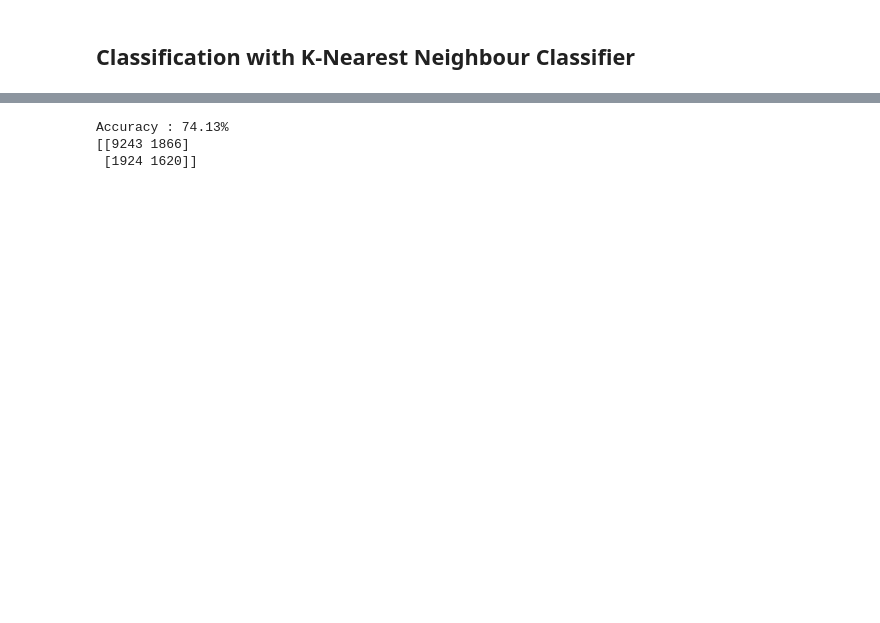
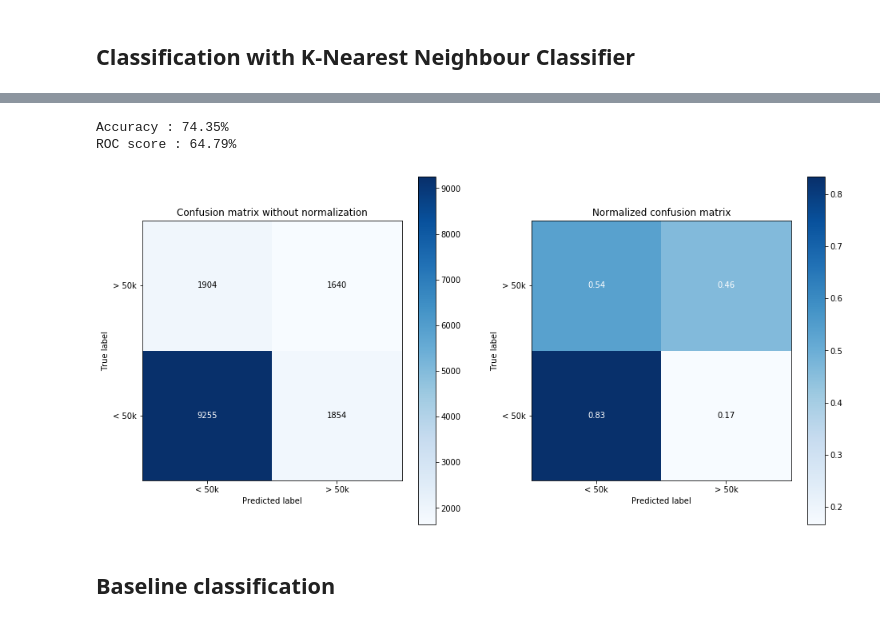
Before and after one commit to teobouvard/study, a Jupyter notebook: 4-UiS/data-science/assignment4/adult_scikit.ipynb, the cells around one changed output, grey strips where cells are left out. Saved outputs shown, nothing was run; the diff lists cells and outputs as text; code cells hidden in the pictures; blank space fills up the shorter version.

```diff
--- a/4-UiS/data-science/assignment4/adult_scikit.ipynb
+++ b/4-UiS/data-science/assignment4/adult_scikit.ipynb
@@ -146,13 +168,14 @@ from sklearn.tree import DecisionTreeClassifier
 # %%
 model = DecisionTreeClassifier()
 model.fit(x_train, y_train)
 y_pred = model.predict(x_test)
+
+print(f'Accuracy : {accuracy_score(y_test, y_pred):.2%}')
+print(f'ROC score : {roc_auc_score(y_test, y_pred):.2%}')
+plot_confusion_matrix(y_test, y_pred)
+# %% [output]
+Accuracy : 74.35%
+ROC score : 64.79%
+[figure, added]
-# %%
-accuracy = accuracy_score(y_test, y_pred)
-tn, fp, fn, tp = confusion_matrix(y_test, y_pred).ravel()
-print(f'Accuracy : {accuracy:.2%}')
-print(confusion_matrix(y_test, y_pred))
-# %% [output]
-Accuracy : 74.13%
-[[9243 1866]
- [1924 1620]]
+# %% [markdown]
+## Baseline classification
```
Also changed, not shown: parts of 26 cells of this notebook, 1 other file.
